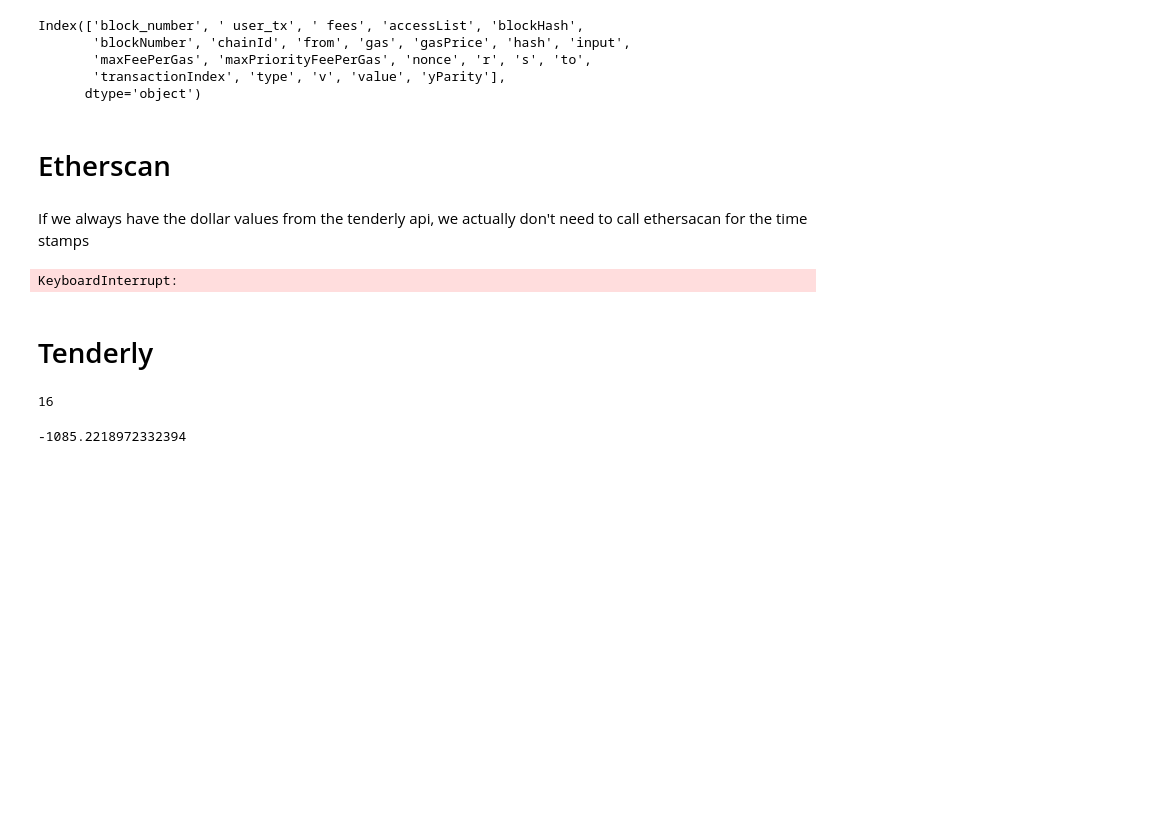
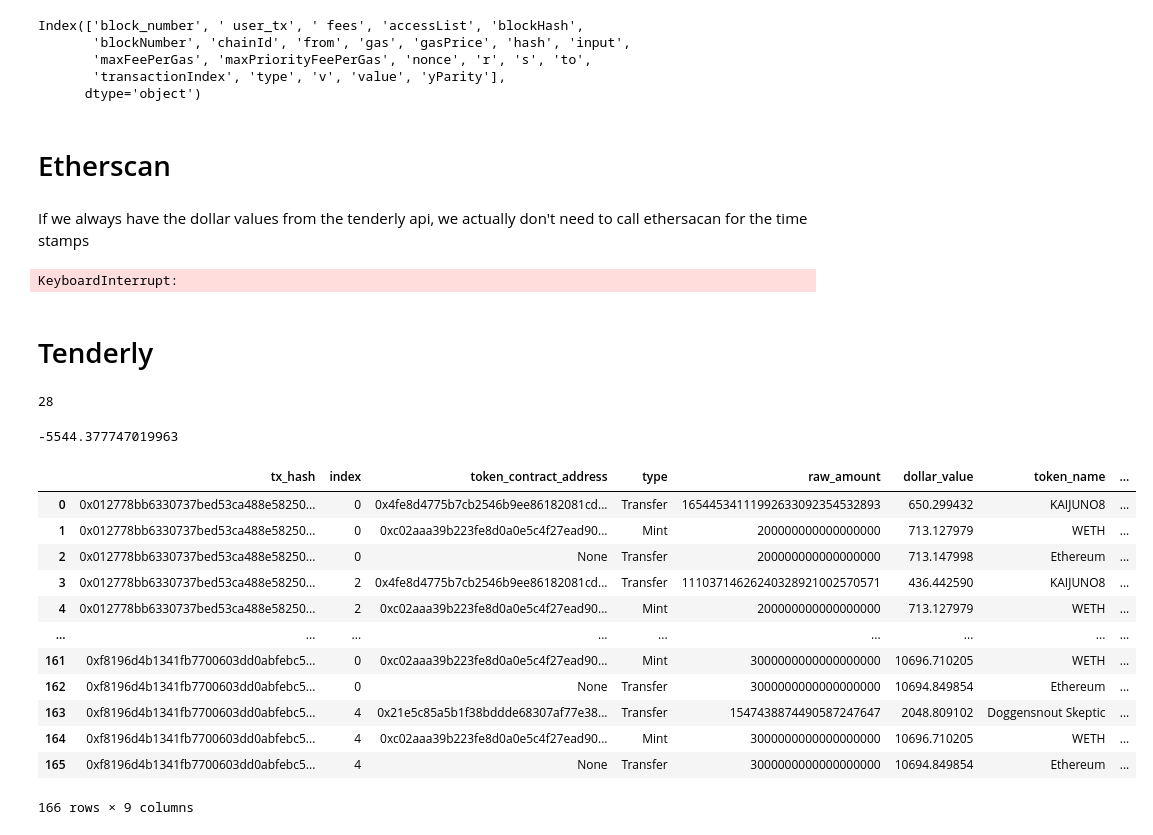
Before and after one commit to cowdao-grants/mevblocker-damages, a Jupyter notebook: cowswap.ipynb, the cells around one changed output. Drawn from its saved outputs; the diff is of its cells as text; code cells hidden in the pictures; blank space fills up the shorter version.

```diff
--- a/cowswap.ipynb
+++ b/cowswap.ipynb
@@ -116,7 +116,11 @@ for index, row in df_main.iterrows():
         'input': row['input'],
         'block_number': row['block_number'],
         'transaction_index': tx_index,
-        'simulation_type': 'quick'
+        'simulation_type': 'quick',
+        'gas': int(row['gas'], 0),
+        'value': int(row['value'], 0),
+        'gas_price': int(row['gasPrice'], 0)
+
     }
         response = requests.post(
         'https://api.tenderly.co/api/v1/account/aurelie/project/cowswap/simulate',
@@ -156,5 +160,6 @@ for index, row in df_main.iterrows():
                     }
                 df_results = pd.concat([df_results, pd.DataFrame([new_row])], ignore_index=True)
         except:
+            example = response.json()
             tx_hash_problem = df_main[df_main['input'] == row['input']]['hash']
             tx_hash_problem_list.append(tx_hash_problem)
@@ -165,14 +173,30 @@ df_results_good = grouped.filter(lambda x: x['index'].nunique() == 2)
 # number of transactions for which this approach worked
 df_results_good.tx_hash.nunique()
 # %% [output]
-16
+28
 # %%
-df_results_good = df_results_good.groupby(['tx_hash', 'index'], as_index=False).first()
+df_results_good = df_results_good.groupby(['tx_hash', 'index', 'token_contract_address'], as_index=False).first()
 df_results_good['dollar_value'] = df_results_good['dollar_value'].astype(float)
-df_results_good['asset_diff'] = df_results_good.groupby(['tx_hash'])['dollar_value'].diff()
+df_results_good['asset_diff'] = df_results_good.groupby(['tx_hash', 'token_contract_address'])['dollar_value'].diff()
 # %%
 #total potential loss in dollars
 df_results_good.asset_diff.sum()
 # %% [output]
--1085.2218972332394
+-5544.377747019963
+# %%
+df_results_good
+# %% [output]
+|  | tx_hash | index | token_contract_address | type | raw_amount | dollar_value | token_name | ... |
+| 0 | 0x012778bb6330737bed53ca488e58250... | 0 | 0x4fe8d4775b7cb2546b9ee86182081cd... | Transfer | 16544534111992633092354532893 | 650.299432 | KAIJUNO8 | ... |
+| 1 | 0x012778bb6330737bed53ca488e58250... | 0 | 0xc02aaa39b223fe8d0a0e5c4f27ead90... | Mint | 200000000000000000 | 713.127979 | WETH | ... |
+| 2 | 0x012778bb6330737bed53ca488e58250... | 0 | None | Transfer | 200000000000000000 | 713.147998 | Ethereum | ... |
+| 3 | 0x012778bb6330737bed53ca488e58250... | 2 | 0x4fe8d4775b7cb2546b9ee86182081cd... | Transfer | 11103714626240328921002570571 | 436.442590 | KAIJUNO8 | ... |
+| 4 | 0x012778bb6330737bed53ca488e58250... | 2 | 0xc02aaa39b223fe8d0a0e5c4f27ead90... | Mint | 200000000000000000 | 713.127979 | WETH | ... |
+| ... | ... | ... | ... | ... | ... | ... | ... | ... |
+| 161 | 0xf8196d4b1341fb7700603dd0abfebc5... | 0 | 0xc02aaa39b223fe8d0a0e5c4f27ead90... | Mint | 3000000000000000000 | 10696.710205 | WETH | ... |
+| 162 | 0xf8196d4b1341fb7700603dd0abfebc5... | 0 | None | Transfer | 3000000000000000000 | 10694.849854 | Ethereum | ... |
+| 163 | 0xf8196d4b1341fb7700603dd0abfebc5... | 4 | 0x21e5c85a5b1f38bddde68307af77e38... | Transfer | 1547438874490587247647 | 2048.809102 | Doggensnout Skeptic | ... |
+| 164 | 0xf8196d4b1341fb7700603dd0abfebc5... | 4 | 0xc02aaa39b223fe8d0a0e5c4f27ead90... | Mint | 3000000000000000000 | 10696.710205 | WETH | ... |
+| 165 | 0xf8196d4b1341fb7700603dd0abfebc5... | 4 | None | Transfer | 3000000000000000000 | 10694.849854 | Ethereum | ... |
+166 rows × 9 columns
 # %%
```
Also changed, not shown: parts of 10 cells of this notebook.
